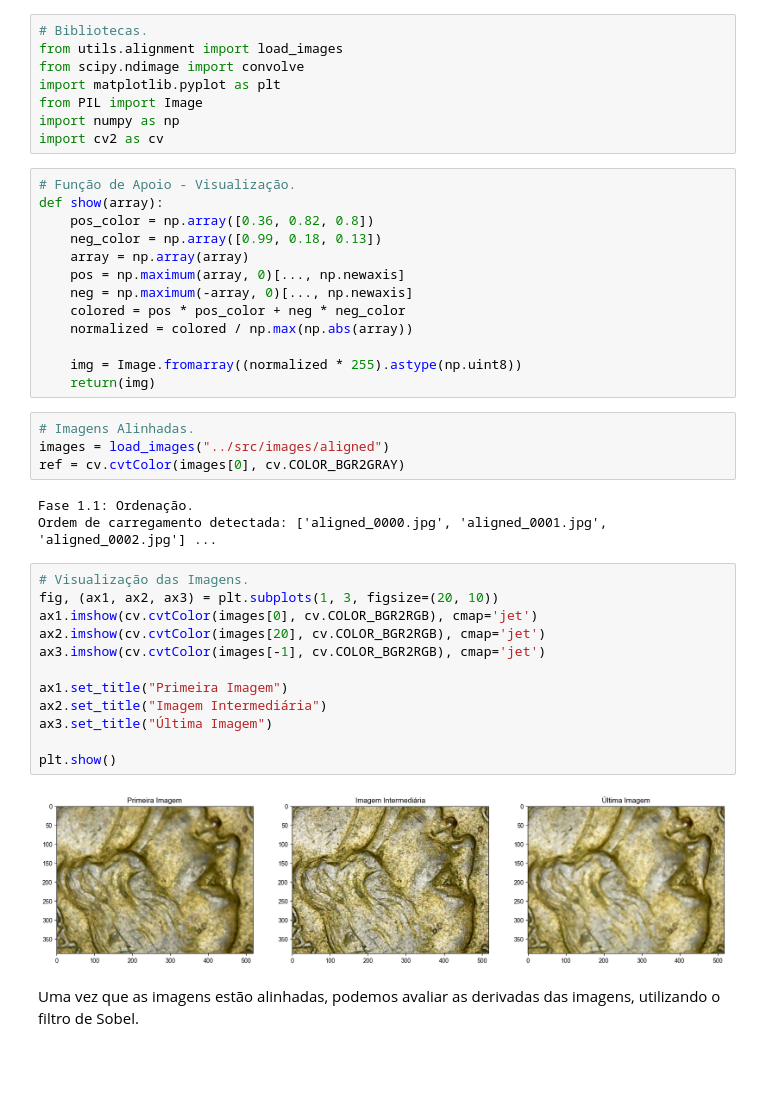
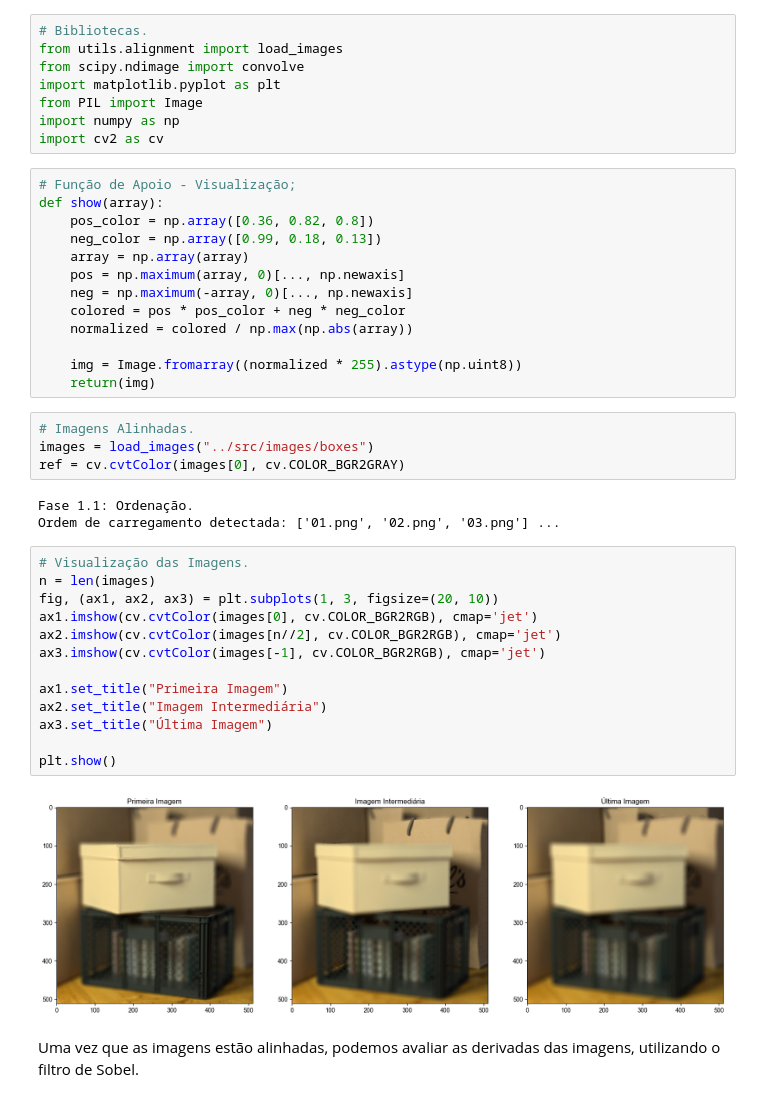
Before and after one commit to DevpGus/depth-from-focus, a Jupyter notebook: code/dff.ipynb, the cells around one changed output. Saved outputs shown, nothing was run; the diff lists cells and outputs as text; blank space fills up the shorter version.

```diff
--- a/code/dff.ipynb
+++ b/code/dff.ipynb
@@ -10,7 +10,7 @@ from PIL import Image
 import numpy as np
 import cv2 as cv
 # %%
-# Função de Apoio - Visualização.
+# Função de Apoio - Visualização;
 def show(array):
     pos_color = np.array([0.36, 0.82, 0.8])
     neg_color = np.array([0.99, 0.18, 0.13])
@@ -24,25 +24,26 @@ def show(array):
     return(img)
 # %%
 # Imagens Alinhadas.
-images = load_images("../src/images/aligned")
+images = load_images("../src/images/boxes")
 ref = cv.cvtColor(images[0], cv.COLOR_BGR2GRAY)
 # %% [output]
 Fase 1.1: Ordenação.
-Ordem de carregamento detectada: ['aligned_0000.jpg', 'aligned_0001.jpg', 'aligned_0002.jpg'] ...
+Ordem de carregamento detectada: ['01.png', '02.png', '03.png'] ...
 # %%
 # Visualização das Imagens.
+n = len(images)
 fig, (ax1, ax2, ax3) = plt.subplots(1, 3, figsize=(20, 10))
 ax1.imshow(cv.cvtColor(images[0], cv.COLOR_BGR2RGB), cmap='jet')
-ax2.imshow(cv.cvtColor(images[20], cv.COLOR_BGR2RGB), cmap='jet')
+ax2.imshow(cv.cvtColor(images[n//2], cv.COLOR_BGR2RGB), cmap='jet')
 ax3.imshow(cv.cvtColor(images[-1], cv.COLOR_BGR2RGB), cmap='jet')
 
 ax1.set_title("Primeira Imagem")
 ax2.set_title("Imagem Intermediária")
 ax3.set_title("Última Imagem")
 
 plt.show()
 # %% [output]
-[figure, old version]
+[figure, new version]
 # %% [markdown]
 Uma vez que as imagens estão alinhadas, podemos avaliar as derivadas das imagens, utilizando o filtro de Sobel.
 # %%
```
Also changed, not shown: parts of 7 cells of this notebook.
